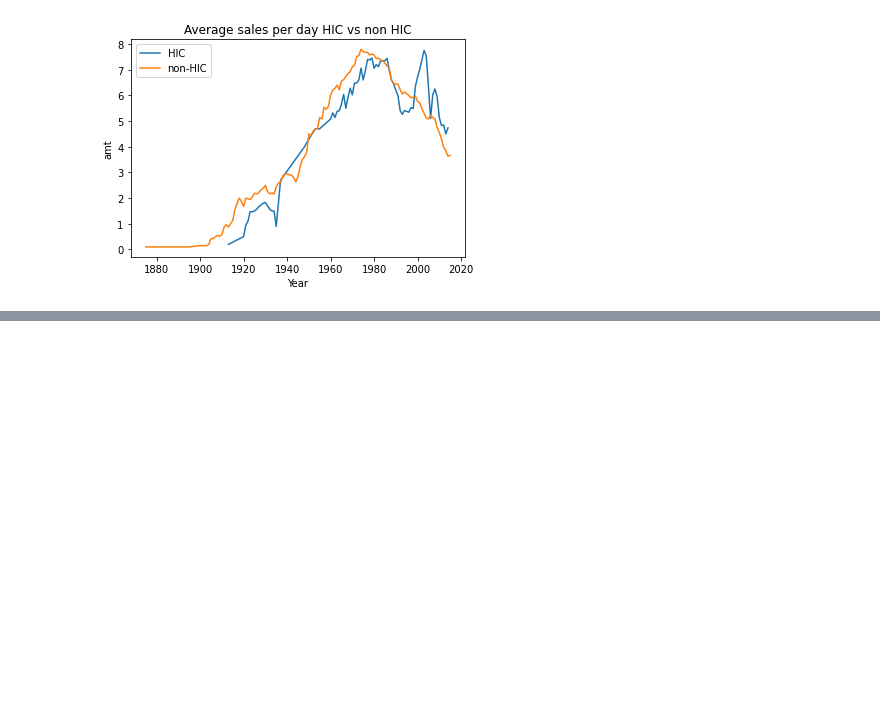
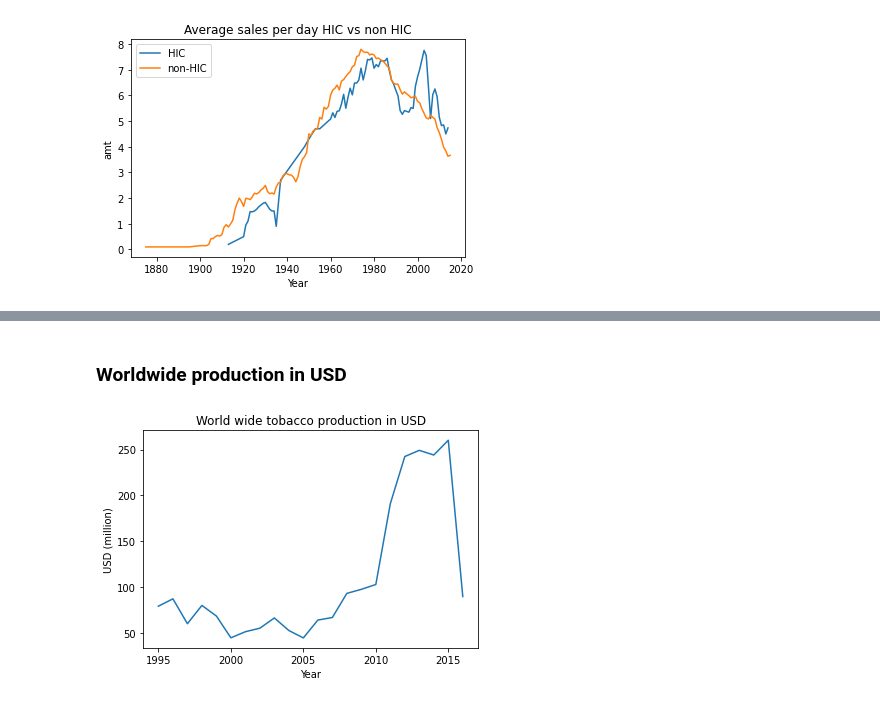
Before and after one commit to Chestnut-lol/DataOpen2021, a Jupyter notebook: data/Alice.ipynb, the cells around one changed output, grey strips where cells are left out. Drawn from its saved outputs; the diff is of its cells as text; code cells hidden in the pictures; blank space fills up the shorter version.

```diff
--- a/data/Alice.ipynb
+++ b/data/Alice.ipynb
@@ -184,0 +307,14 @@ plt.savefig(f'plots\{title}.jpg',bbox_inches ='tight')
+# %% [markdown]
+### Worldwide production in USD
+# %%
+df = production_in_usd[['Country or Area','Year','Value']]
+# %%
+fig,ax = plt.subplots()
+title = 'World wide tobacco production in USD'
+plt.title(title)
+plt.ylabel("USD (million)")
+df.groupby('Year').mean().plot(ax=ax,legend=False)
+title = title.replace(" ","-")
+plt.savefig(f'plots\{title}.jpg',bbox_inches ='tight')
+# %% [output]
+[figure, added]
```
Also changed, not shown: parts of 23 cells of this notebook, 3 other files.
